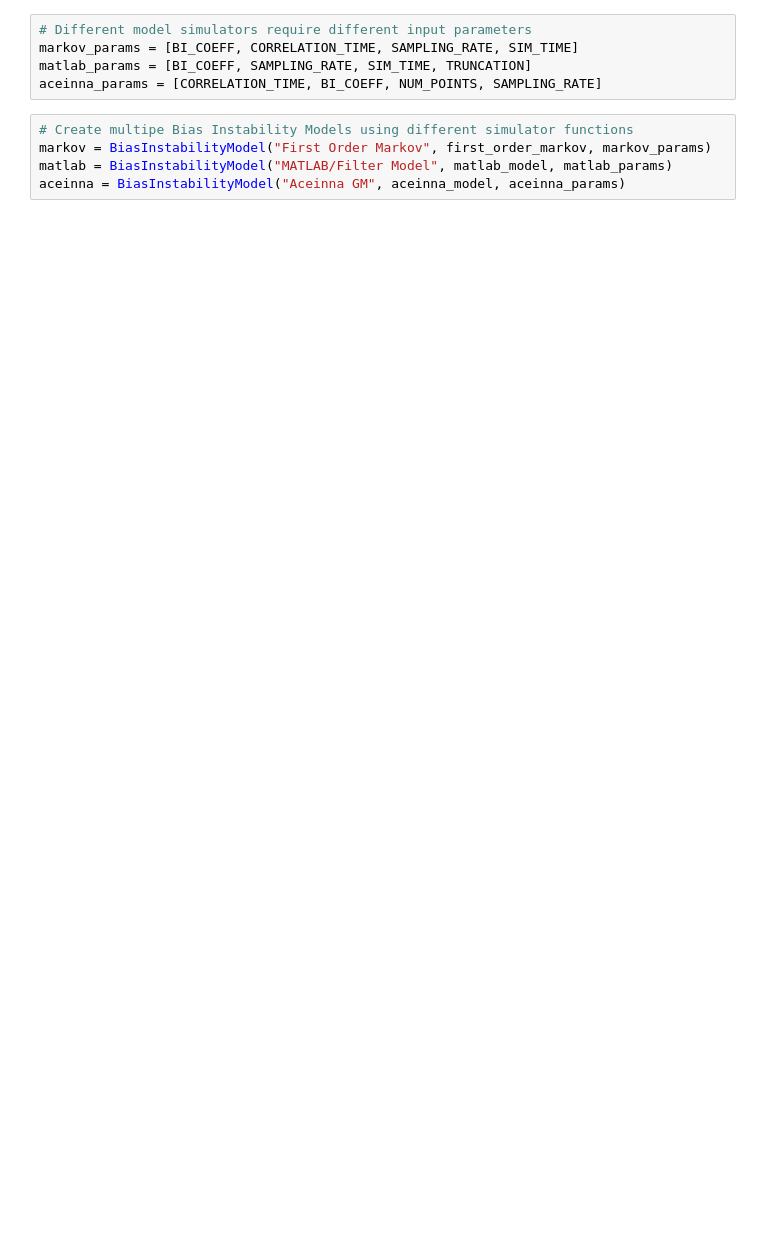
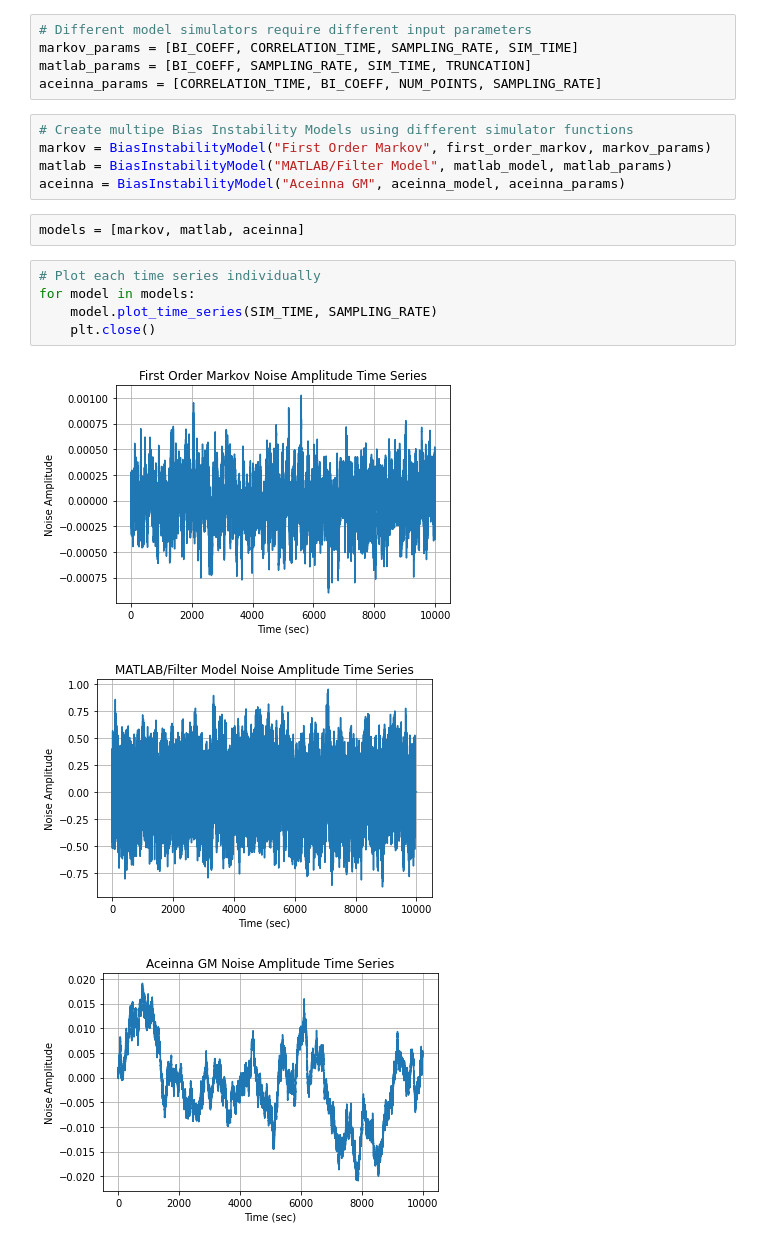
Before and after one commit to nurriol2/learn-imu, a Jupyter notebook: notebooks/05_report_differences_between_bias_instability_models.ipynb, the cells around one changed output. Drawn from its saved outputs; the diff is of its cells as text; blank space fills up the shorter version.

```diff
--- a/notebooks/05_report_differences_between_bias_instability_models.ipynb
+++ b/notebooks/05_report_differences_between_bias_instability_models.ipynb
@@ -175,4 +192,15 @@ aceinna_params = [CORRELATION_TIME, BI_COEFF, NUM_POINTS, SAMPLING_RATE]
 markov = BiasInstabilityModel("First Order Markov", first_order_markov, markov_params)
 matlab = BiasInstabilityModel("MATLAB/Filter Model", matlab_model, matlab_params)
 aceinna = BiasInstabilityModel("Aceinna GM", aceinna_model, aceinna_params)
+# %%
+models = [markov, matlab, aceinna]
+# %%
+# Plot each time series individually
+for model in models:
+    model.plot_time_series(SIM_TIME, SAMPLING_RATE)
+    plt.close()
+# %% [output]
+[figure, added]
+[figure, added]
+[figure, added]
 # %%
```
Also changed, not shown: parts of 2 cells of this notebook.
